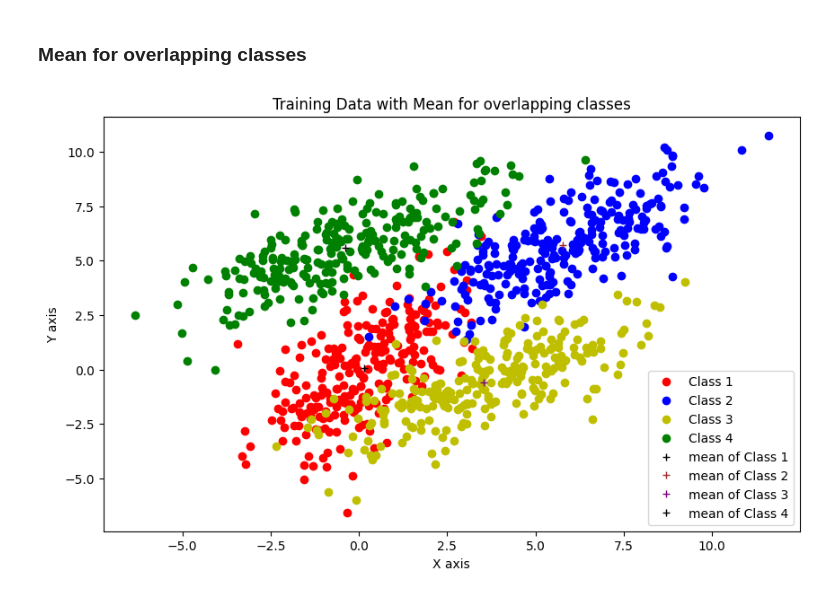
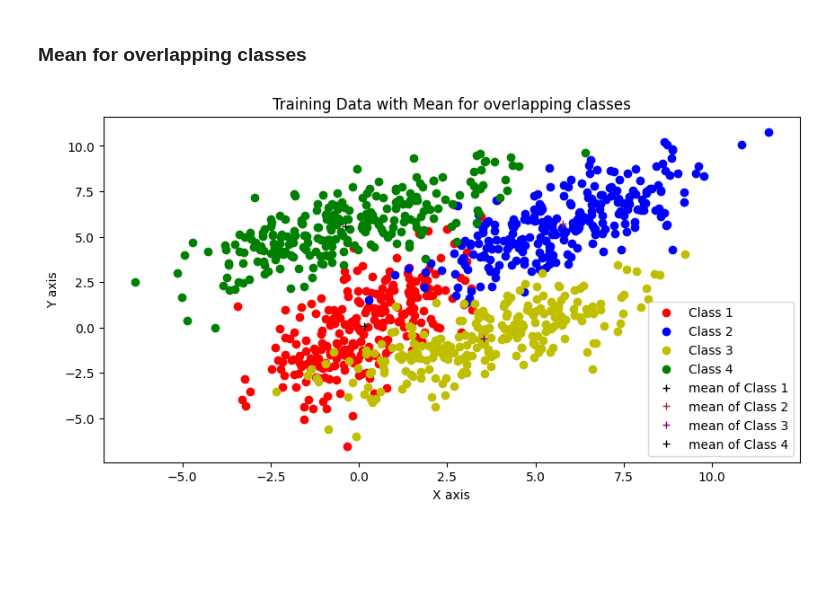
Before and after one commit to RakshithaKalkura/IML-project-dec-2024, a Jupyter notebook: plot_mean.ipynb, the cells around one changed output. Saved outputs shown, nothing was run; the diff lists cells and outputs as text; code cells hidden in the pictures; blank space fills up the shorter version.

Commit message:
update plot

```diff
--- a/plot_mean.ipynb
+++ b/plot_mean.ipynb
@@ -146,32 +146,32 @@ mean_value_y2 = np.mean(training_data2[:, 1])
 # Calculate the mean of the training data of class3
 mean_value_x3 = np.mean(training_data3[:, 0])
 mean_value_y3 = np.mean(training_data3[:, 1])
 
 # Calculate the mean of the training data of class14
 mean_value_x4 = np.mean(training_data4[:, 0])
 mean_value_y4 = np.mean(training_data4[:, 1])
 
-plt.figure(figsize=(10, 6)) #set plot size
+plt.figure(figsize=(10, 5)) #set plot size
 
 # Plot the training data
 plt.plot(training_data1[:, 0], training_data1[:, 1], 'o', label='Class 1', color='r')
 plt.plot(training_data2[:, 0], training_data2[:, 1], 'o', label='Class 2', color='b')
 plt.plot(training_data3[:, 0], training_data3[:, 1], 'o', label='Class 3', color='y')
 plt.plot(training_data4[:, 0], training_data4[:, 1], 'o', label='Class 4', color='g')
 
 # Plot the mean value
 plt.plot(mean_value_x1, mean_value_y1, '+', label='mean of Class 1', color='black')
 plt.plot(mean_value_x2, mean_value_y2, '+', label='mean of Class 2', color='brown')
 plt.plot(mean_value_x3, mean_value_y3, '+', label='mean of Class 3', color='purple')
 plt.plot(mean_value_x4, mean_value_y4, '+', label='mean of Class 4', color='black')
 
 # Add labels and legend
 plt.xlabel('X axis')
 plt.ylabel('Y axis')
 plt.title('Training Data with Mean for overlapping classes')
 plt.legend()
 
 # Show the plot
 plt.show()
 # %% [output]
-[figure, old version]
+[figure, new version]
```
